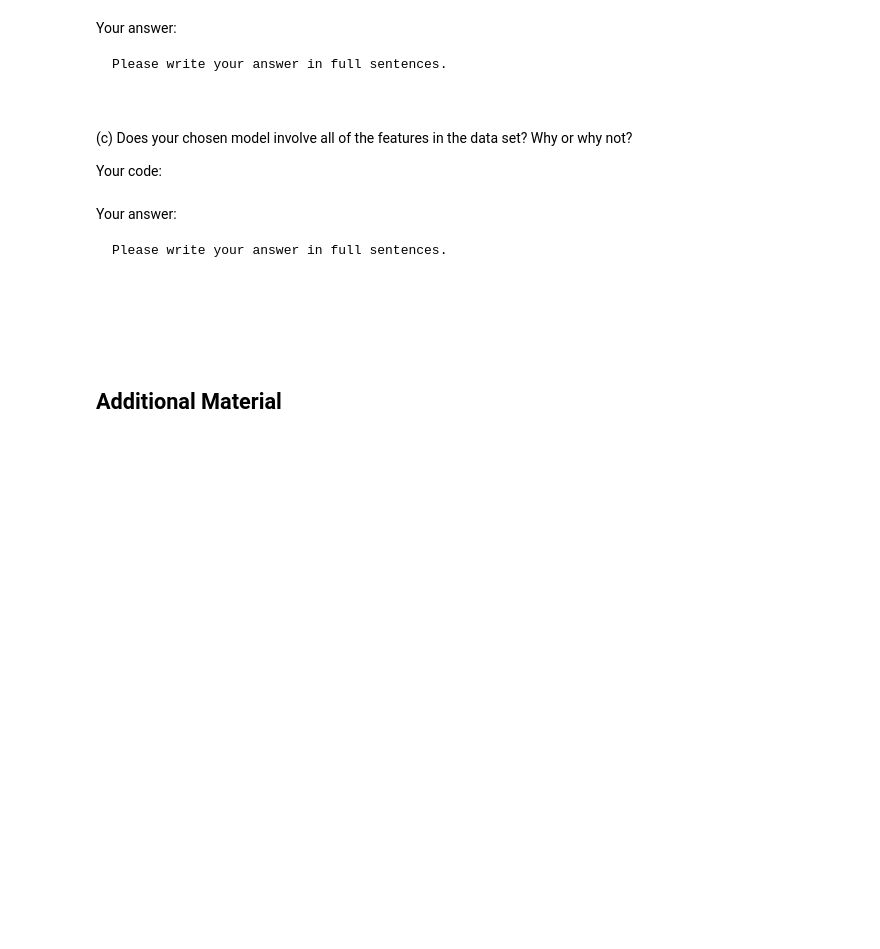
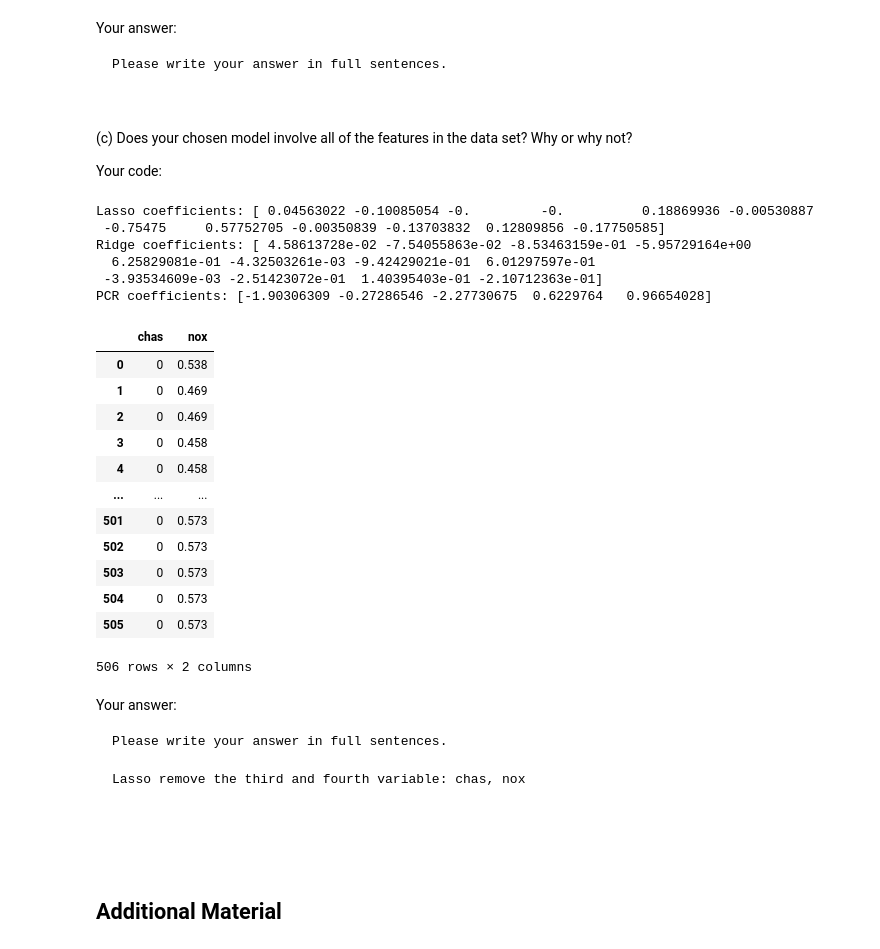
Before and after one commit to BU-MSSP-Classroom/MA679_Spring2024_04_regularization-ChenTaHung, a Jupyter notebook: Ch06_Regularization_Python.ipynb, the cells around one changed output. Drawn from its saved outputs; the diff is of its cells as text; code cells hidden in the pictures; blank space fills up the shorter version.

```diff
--- a/Ch06_Regularization_Python.ipynb
+++ b/Ch06_Regularization_Python.ipynb
@@ -954,5 +954,25 @@ Please write your answer in full sentences.
 
 Your code:
 # %%
-#
-#
+from sklearn.model_selection import cross_val_score, KFold
+from sklearn.linear_model import LinearRegression, Lasso, Ridge
+from sklearn.decomposition import PCA
+from sklearn.pipeline import make_pipeline
+from sklearn.preprocessing import StandardScaler
+
+kf = KFold(n_splits=5, shuffle=True, random_state=42)
+
+lasso = Lasso(alpha=0.1)
+lasso_scores = cross_val_score(lasso, X, y, cv=kf)
+
+ridge = Ridge(alpha=1.0)
+ridge_scores = cross_val_score(ridge, X, y, cv=kf)
+
+pca = PCA(n_components=5)
+linear_regression = LinearRegression()
+pipeline = make_pipeline(StandardScaler(), pca, linear_regression)
+pcr_scores = cross_val_score(pipeline, X, y, cv=kf)
+
+print("Average Lasso cross-validation score:", np.mean(lasso_scores))
+print("Average Ridge cross-validation score:", np.mean(ridge_scores))
+print("Average PCR cross-validation score:", np.mean(pcr_scores))
@@ -970,14 +994,46 @@ Please write your answer in full sentences.
 
 Your code:
 # %%
-#
-#
+# Fit the models and print the coefficients
+lasso.fit(X, y)
+print("Lasso coefficients:", lasso.coef_)
+
+ridge.fit(X, y)
+print("Ridge coefficients:", ridge.coef_)
+
+# For PCR, the coefficients are of the linear regression model after PCA
+pipeline.fit(X, y)
+print("PCR coefficients:", pipeline.named_steps['linearregression'].coef_)
+# %% [output]
+Lasso coefficients: [ 0.04563022 -0.10085054 -0.         -0.          0.18869936 -0.00530887
+ -0.75475     0.57752705 -0.00350839 -0.13703832  0.12809856 -0.17750585]
+Ridge coefficients: [ 4.58613728e-02 -7.54055863e-02 -8.53463159e-01 -5.95729164e+00
+  6.25829081e-01 -4.32503261e-03 -9.42429021e-01  6.01297597e-01
+ -3.93534609e-03 -2.51423072e-01  1.40395403e-01 -2.10712363e-01]
+PCR coefficients: [-1.90306309 -0.27286546 -2.27730675  0.6229764   0.96654028]
+# %%
+X.iloc[:, 2:4]
+# %% [output]
+|  | chas | nox |
+| 0 | 0 | 0.538 |
+| 1 | 0 | 0.469 |
+| 2 | 0 | 0.469 |
+| 3 | 0 | 0.458 |
+| 4 | 0 | 0.458 |
+| ... | ... | ... |
+| 501 | 0 | 0.573 |
+| 502 | 0 | 0.573 |
+| 503 | 0 | 0.573 |
+| 504 | 0 | 0.573 |
+| 505 | 0 | 0.573 |
+506 rows × 2 columns
 # %% [markdown]
 Your answer:
 
 ~~~
 Please write your answer in full sentences.
 
+Lasso remove the third and fourth variable: chas, nox
 
 ~~~
 
```
Also changed, not shown: parts of 1 cell of this notebook.
